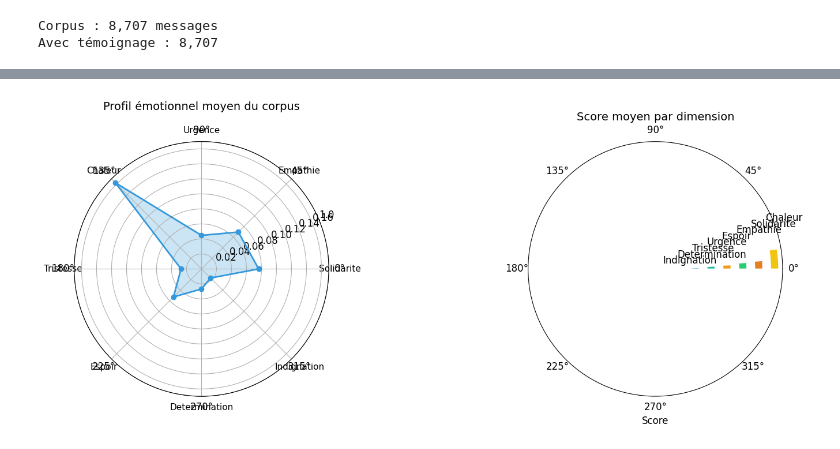
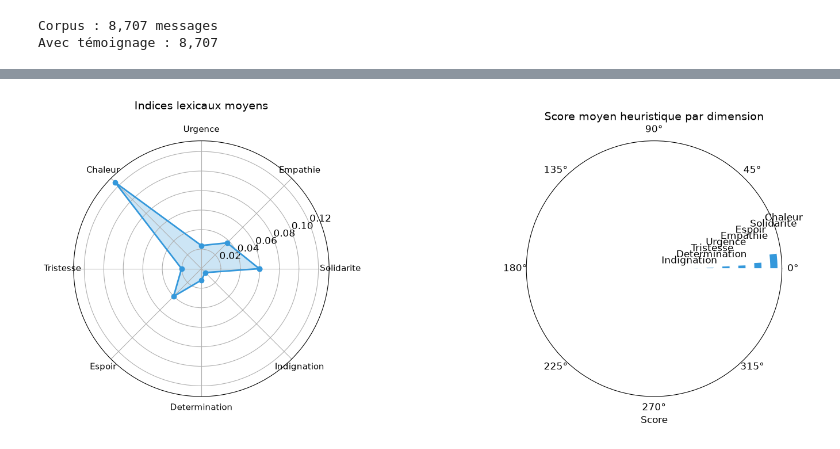
Before and after one commit to MaxenceGuinziemba/A_FACE_TO_A_MESSAGE, a Jupyter notebook: notebooks/02_emotion.ipynb, the cells around one changed output, grey strips where cells are left out. Drawn from its saved outputs; the diff is of its cells as text; code cells hidden in the pictures.

```diff
--- a/notebooks/02_emotion.ipynb
+++ b/notebooks/02_emotion.ipynb
@@ -53,8 +49,8 @@ sns.set_palette('Set2')
 # %%
 # Charger le corpus propre
-corpus = pd.read_parquet('../data/processed/corpus.parquet')
-print(f'Corpus : {len(corpus):,} messages')
-print(f'Avec témoignage : {corpus["testimony"].notna().sum():,}')
+corpus = pd.read_parquet(PROJECT_ROOT / "data/processed/corpus.parquet")
+print(f"Corpus : {len(corpus):,} messages")
+print(f"Avec témoignage : {corpus['testimony'].notna().sum():,}")
 # %% [output]
 Corpus : 8,707 messages
 Avec témoignage : 8,707
@@ -328,33 +123,29 @@ Name: count, dtype: int64
 # %%
-# Radar chart des dimensions émotionnelles moyennes
+# Profil moyen des dimensions contextuelles
 dims = list(LEXICON.keys())
-values = [corpus[f'dim_{d}'].mean() for d in dims]
+values = [corpus[f"dim_{dimension}"].mean() for dimension in dims]
 
-# Radar
 angles = np.linspace(0, 2 * np.pi, len(dims), endpoint=False).tolist()
-values_plot = values + [values[0]]  # fermer le polygone
+values_plot = values + [values[0]]
 angles += [angles[0]]
-dims_plot = dims + [dims[0]]
 
-fig, axes = plt.subplots(1, 2, figsize=(16, 6), subplot_kw={'polar': True} if True else {})
+fig, axes = plt.subplots(1, 2, figsize=(16, 6), subplot_kw={"polar": True})
+ax = axes[0]
+ax.fill(angles, values_plot, alpha=0.25, color="#3498db")
+ax.plot(angles, values_plot, "o-", linewidth=2, color="#3498db")
+ax.set_xticks(angles[:-1])
+ax.set_xticklabels([dimension.capitalize() for dimension in dims], fontsize=11)
+ax.set_title("Indices lexicaux moyens", fontsize=14, pad=20)
 
-# Radar global
-ax = plt.subplot(121, polar=True)
-ax.fill(angles, values_plot, alpha=0.25, color='#3498db')
-ax.plot(angles, values_plot, 'o-', linewidth=2, color='#3498db')
-ax.set_xticks(angles[:-1])
-ax.set_xticklabels([d.capitalize() for d in dims], fontsize=11)
-ax.set_title('Profil émotionnel moyen du corpus', fontsize=14, pad=20)
-
-# Bar chart dimensions
-ax2 = plt.subplot(122)
-dim_means = pd.Series({d.capitalize(): corpus[f'dim_{d}'].mean() for d in dims}).sort_values()
-dim_colors = ['#e74c3c', '#9b59b6', '#3498db', '#1abc9c', '#f39c12', '#2ecc71', '#e67e22', '#f1c40f']
-dim_means.plot(kind='barh', ax=ax2, color=dim_colors[:len(dim_means)], edgecolor='white')
-ax2.set_title('Score moyen par dimension', fontsize=14)
-ax2.set_xlabel('Score')
+ax2 = axes[1]
+dim_means = pd.Series(
+    {dimension.capitalize(): corpus[f"dim_{dimension}"].mean() for dimension in dims}
+).sort_values()
+dim_means.plot(kind="barh", ax=ax2, color="#3498db", edgecolor="white")
+ax2.set_title("Score moyen heuristique par dimension", fontsize=14)
+ax2.set_xlabel("Score")
 
 plt.tight_layout()
 plt.show()
 # %% [output]
-[figure, old version]
+[figure, new version]
```
Also changed, not shown: parts of 26 cells of this notebook, 10 other files.
